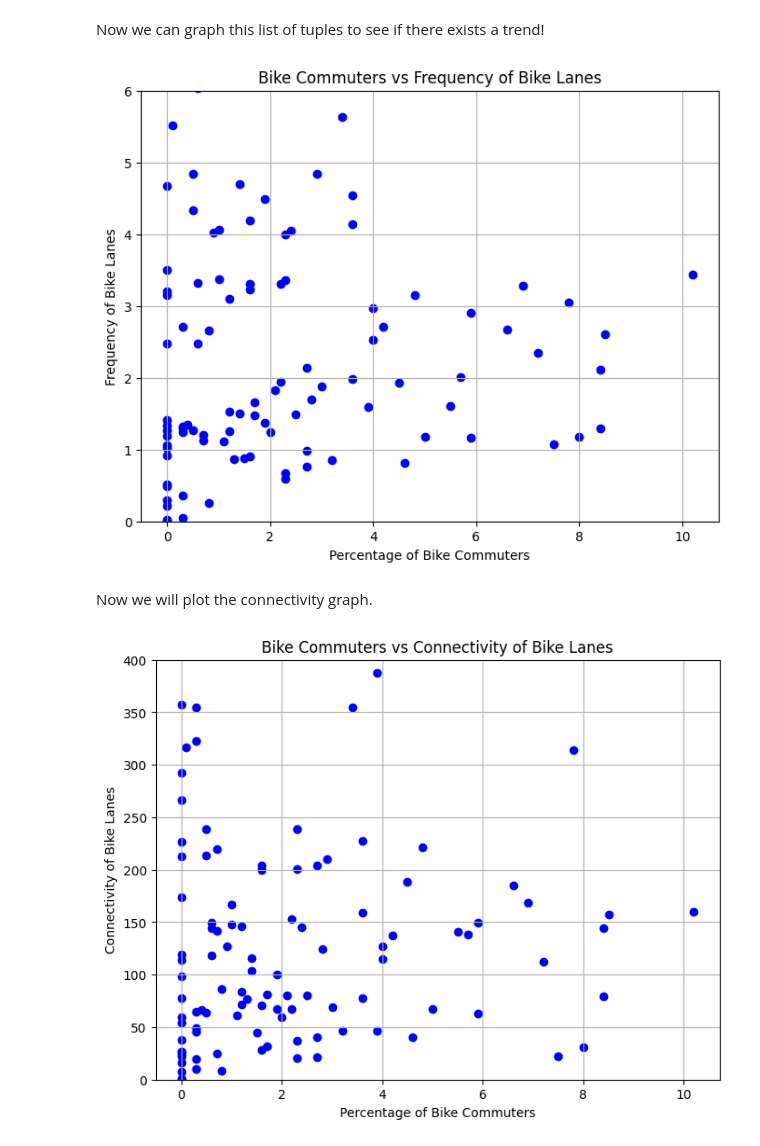
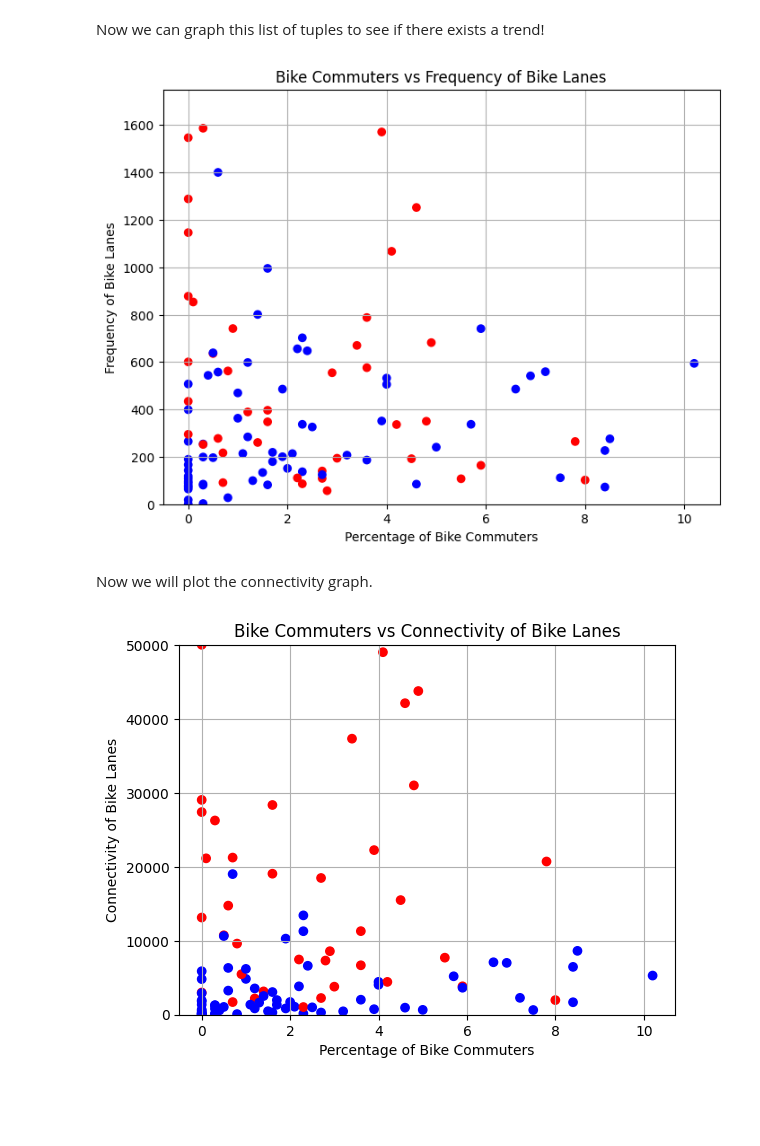
Before and after one commit to BU-CS210A-S23/ds-livable-streets-infra, a Jupyter notebook: sp24-team-c/deliverables/bikelane applied/mid-sem-report.ipynb, the cells around one changed output. Drawn from its saved outputs; the diff is of its cells as text; code cells hidden in the pictures; blank space fills up the shorter version.

Commit message:
analysis done on bike lane connectivity

```diff
--- a/sp24-team-c/deliverables/bikelane applied/mid-sem-report.ipynb
+++ b/sp24-team-c/deliverables/bikelane applied/mid-sem-report.ipynb
@@ -81,6 +102,6 @@ gdf['area_sq_m'] = gdf.geometry.area
 gdf['area_sq_km'] = gdf['area_sq_m'] / 10**6
 
 # Display the resulting GeoDataFrame
-gdf = gdf[['NAME', 'area_sq_km']]
+gdf = gdf[['NAME', 'area_sq_km', 'area_sq_m']]
 print(gdf.head())
 # %% [output]
@@ -202,7 +265,9 @@ for col, val in row.items():
         continue
     cen = float(col)
     if cen in census_bikelane_freq:
-        frequency_trend.append( (float(val.strip('%')), census_bikelane_freq[cen]) )
+        area = gdf.loc[gdf['NAME'] == str(cen)]['area_sq_m'].values[0]
+        cPop = str(census_pop.loc[1, str(cen)])
+        frequency_trend.append( (float(val.strip('%')), census_bikelane_freq[cen], float(cPop.replace(",", ""))/float(area)) )
     # print(f"Column name: {col}, Value: {val}")
 
 connectivity_trend = []
@@ -211,8 +276,17 @@ for col, val in row.items():
         continue
     cen = float(col)
     if cen in census_bikelane_connectivity:
-        connectivity_trend.append( (float(val.strip('%')), census_bikelane_connectivity[cen]) )
+        area = gdf.loc[gdf['NAME'] == str(cen)]['area_sq_m'].values[0]
+        cPop = str(census_pop.loc[1, str(cen)])
+        connectivity_trend.append( (float(val.strip('%')), census_bikelane_connectivity[cen], float(cPop.replace(",", ""))/float(area)) )
     # print(f"Column name: {col}, Value: {val}")
+
+pop_density = []
+for item in frequency_trend:
+    pop_density.append(item[2])
+pop_density = sorted(pop_density)
+med_pop_density = (pop_density[(len(pop_density)-1) // 2] + pop_density[len(pop_density) // 2]) / 2
+mean_pop_density = np.mean(pop_density)
 
 print(frequency_trend)
 print(connectivity_trend)
@@ -227,32 +301,35 @@ import matplotlib.pyplot as plt
 
 bike_usage = [item[0] for item in frequency_trend]  # percentage of bike commuters
 lane_freq = [item[1] for item in frequency_trend]  # freq of bike lanes
+pop_density = [item[2] for item in frequency_trend]
+colors = ['red' if i > mean_pop_density else 'blue' for i in pop_density]
+
 
 plt.figure(figsize=(8, 6))
-plt.scatter(bike_usage, lane_freq, marker='o', color='blue')
-plt.ylim(0, 6)
+plt.scatter(bike_usage, lane_freq, c=colors, marker='o')
+plt.ylim(0, 1750)
 plt.xlabel('Percentage of Bike Commuters')
 plt.ylabel('Frequency of Bike Lanes')
 plt.title('Bike Commuters vs Frequency of Bike Lanes')
 plt.grid(True)
 plt.show()
 # %% [output]
-[figure, old version]
+[figure, new version]
 # %% [markdown]
 Now we will plot the connectivity graph.
 # %%
 import matplotlib.pyplot as plt
 
 bike_usage = [item[0] for item in connectivity_trend]  # percentage of bike commuters
 lane_connectivity = [item[1] for item in connectivity_trend]  # freq of bike lanes
 
-plt.figure(figsize=(8, 6))
-plt.scatter(bike_usage, lane_connectivity, marker='o', color='blue')
-plt.ylim(0, 400)
+# plt.figure(figsize=(8, 6))
+plt.scatter(bike_usage, lane_connectivity, marker='o', c=colors)
+# plt.ylim(0, 50000)
 plt.xlabel('Percentage of Bike Commuters')
 plt.ylabel('Connectivity of Bike Lanes')
 plt.title('Bike Commuters vs Connectivity of Bike Lanes')
 plt.grid(True)
 plt.show()
 # %% [output]
-[figure, old version]
+[figure, new version]
```
Also changed, not shown: parts of 7 cells of this notebook, 1 other file.
